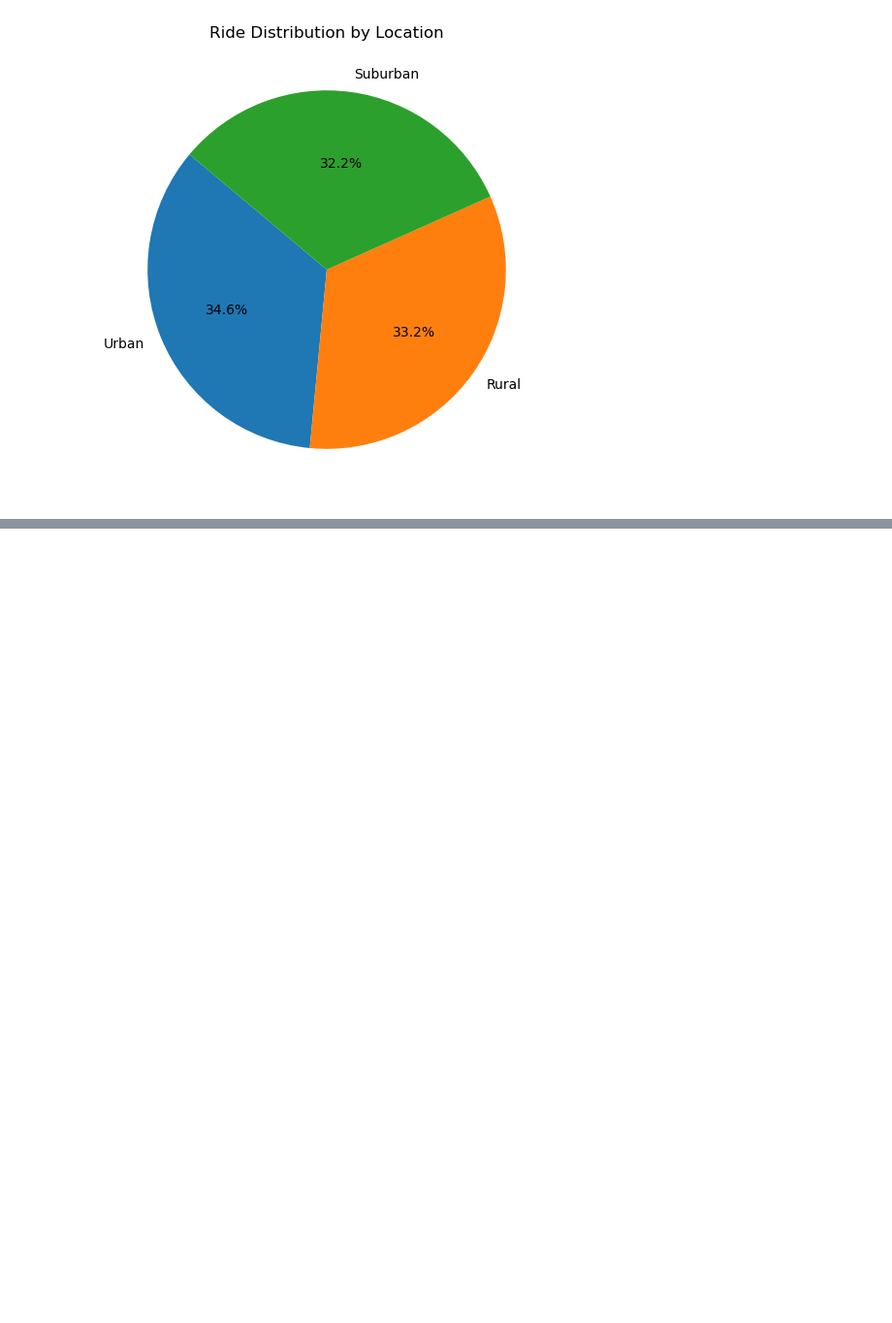
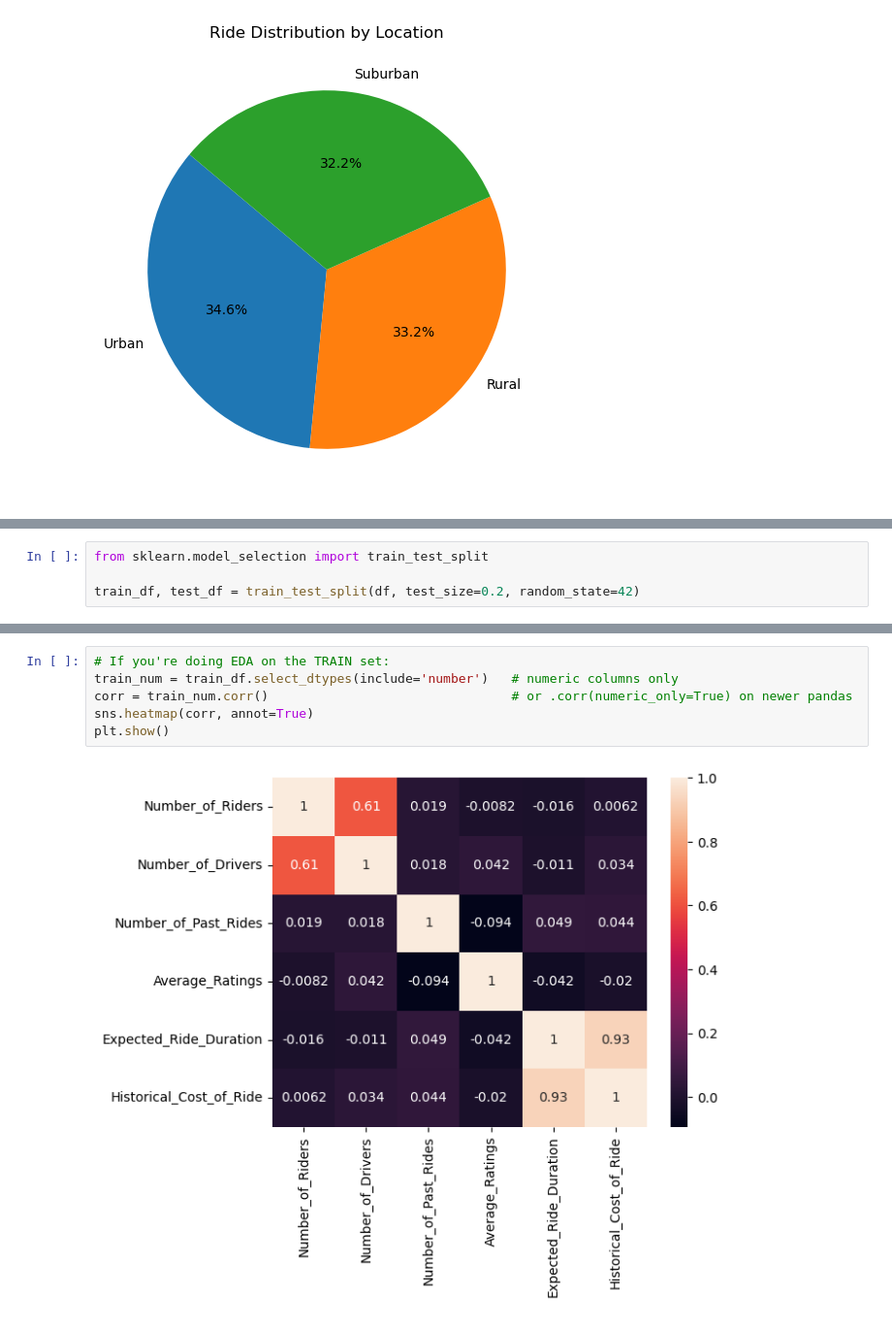
Before and after one commit to ashokaw/Dynamic_pricing, a Jupyter notebook: ML_data1.ipynb, the cells around one changed output, grey strips where cells are left out. Shown at 97% size. Cells and saved outputs as stored; diff of their text form; blank space fills up the shorter version.

```diff
--- a/ML_data1.ipynb
+++ b/ML_data1.ipynb
@@ -158,0 +161,4 @@ plt.show()
+# %%
+from sklearn.model_selection import train_test_split
+
+train_df, test_df = train_test_split(df, test_size=0.2, random_state=42)
@@ -158,0 +191,8 @@ plt.show()
+# %%
+# If you're doing EDA on the TRAIN set:
+train_num = train_df.select_dtypes(include='number')   # numeric columns only
+corr = train_num.corr()                                # or .corr(numeric_only=True) on newer pandas
+sns.heatmap(corr, annot=True)
+plt.show()
+# %% [output]
+[figure, added]
```
Also changed, not shown: parts of 5 cells of this notebook.
